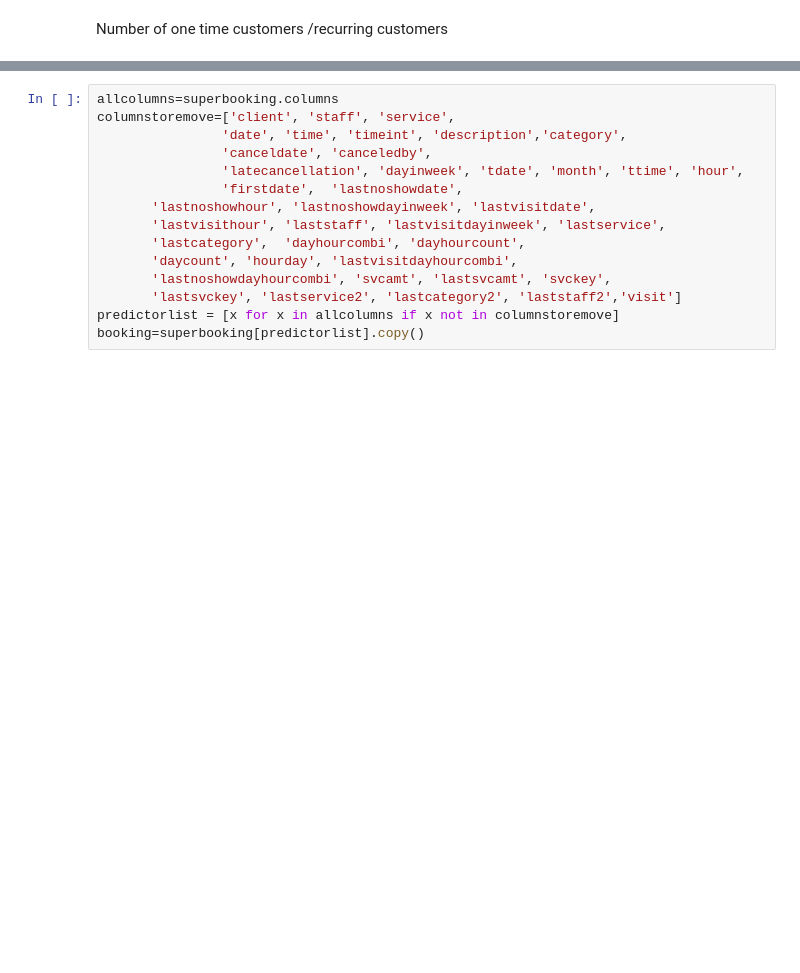
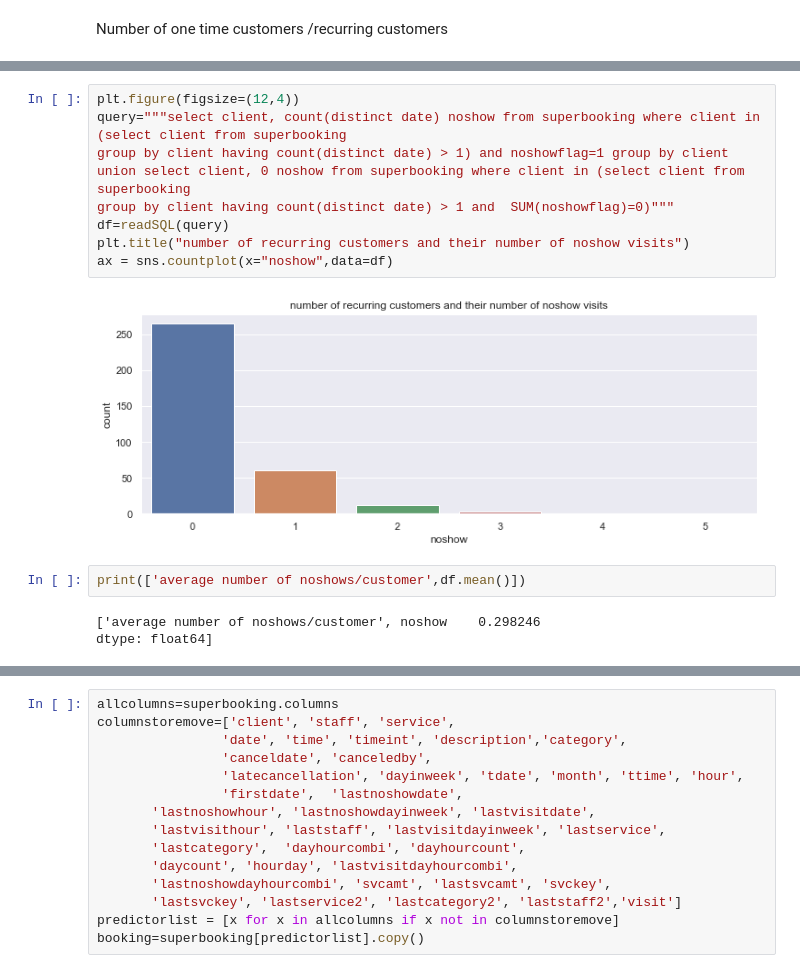
Before and after one commit to ericma007/p1, a Jupyter notebook: notebooks/Hair Salon Exploratory Data Analysis .ipynb, the cells around one changed output, grey strips where cells are left out. Cells and saved outputs as stored; diff of their text form; blank space fills up the shorter version.

```diff
--- a/notebooks/Hair Salon Exploratory Data Analysis .ipynb
+++ b/notebooks/Hair Salon Exploratory Data Analysis .ipynb
@@ -124,0 +154,16 @@ ax = sns.countplot(x="visit",data=df)
+# %%
+plt.figure(figsize=(12,4))
+query="""select client, count(distinct date) noshow from superbooking where client in (select client from superbooking
+group by client having count(distinct date) > 1) and noshowflag=1 group by client
+union select client, 0 noshow from superbooking where client in (select client from superbooking
+group by client having count(distinct date) > 1 and  SUM(noshowflag)=0)"""
+df=readSQL(query)
+plt.title("number of recurring customers and their number of noshow visits")
+ax = sns.countplot(x="noshow",data=df)
+# %% [output]
+[figure, added]
+# %%
+print(['average number of noshows/customer',df.mean()])
+# %% [output]
+['average number of noshows/customer', noshow    0.298246
+dtype: float64]
```
Also changed, not shown: parts of 28 cells of this notebook, 3 other files.
